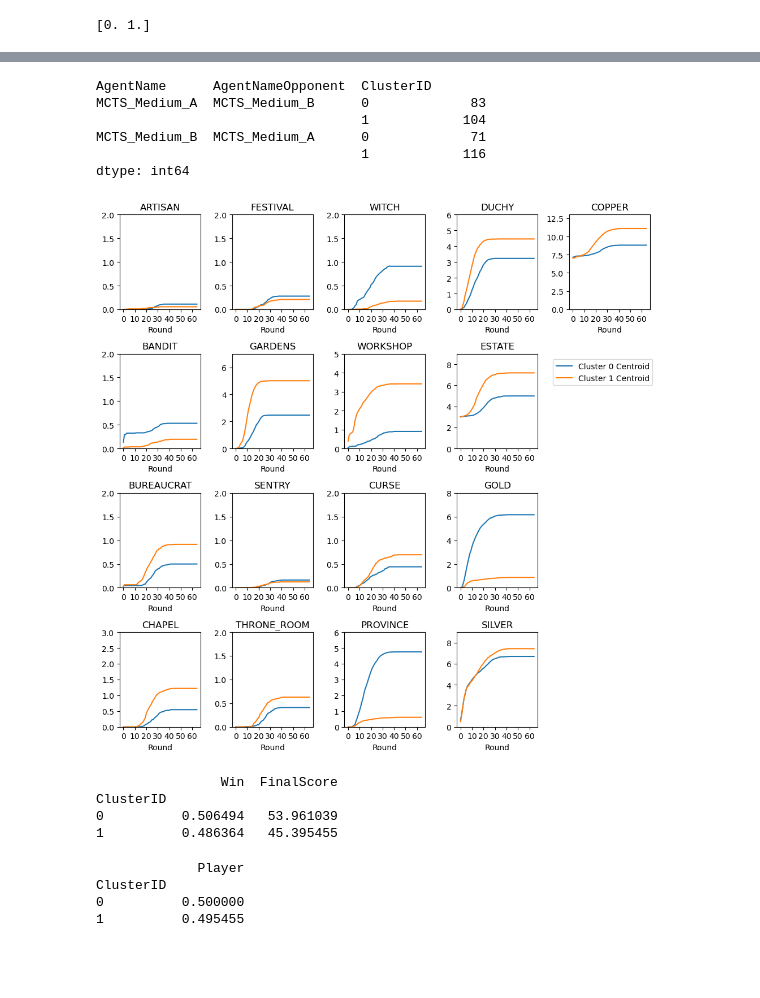
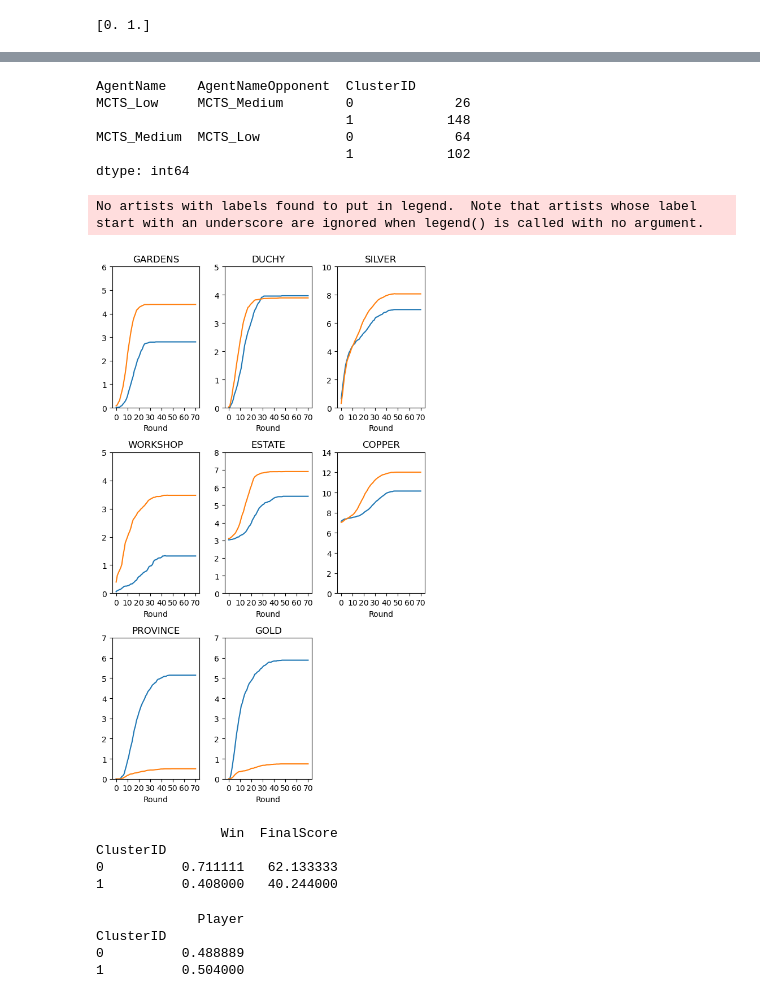
Before and after one commit to owenant/DominionPlayTraceClustering, a Jupyter notebook: PlayTraceAnalysisFromTAGOrPlayerLogs_Kmeans.ipynb, the cells around one changed output, grey strips where cells are left out. Cells and saved outputs as stored; diff of their text form; code cells hidden in the pictures; blank space fills up the shorter version.

```diff
--- a/PlayTraceAnalysisFromTAGOrPlayerLogs_Kmeans.ipynb
+++ b/PlayTraceAnalysisFromTAGOrPlayerLogs_Kmeans.ipynb
@@ -58,10 +58,11 @@ if LOGS_FROM_TAG == False:
 #card_types_BigMoneyWithGardens_vs_DoubleWitch = ['GARDENS', 'WITCH', 'CURSE', 'PROVINCE', 'DUCHY', 'ESTATE', 'GOLD', 'SILVER', 'COPPER']
 card_types_SD = ['ARTISAN', 'BANDIT', 'BUREAUCRAT', 'CHAPEL', 'FESTIVAL', 'GARDENS', 'SENTRY', 'THRONE_ROOM', 'WITCH',
                  'WORKSHOP', 'CURSE', 'PROVINCE', 'DUCHY', 'ESTATE', 'GOLD', 'SILVER', 'COPPER']
-#card_types_FG1E = ['Cellar','Market','Militia','Mine','Moat','Remodel','Smithy','Village',
-                #'Woodcutter','Workshop', 'Curse', 'Province', 'Duchy', 'Estate', 'Gold', 'Silver', 'Copper']
-#card_types_BigMoneyWithGardens_vs_DoubleWitch = ['GARDENS', 'WITCH', 'CURSE', 'PROVINCE', 'DUCHY', 'ESTATE', 'GOLD', 'SILVER', 'COPPER']
-card_types = card_types_SD
+card_types_FG1E = ['Cellar','Market','Militia','Mine','Moat','Remodel','Smithy','Village',
+                'Woodcutter','Workshop', 'Curse', 'Province', 'Duchy', 'Estate', 'Gold', 'Silver', 'Copper']
+card_types_BigMoneyWithGardens_vs_DoubleWitch = ['GARDENS', 'WITCH', 'CURSE', 'PROVINCE', 'DUCHY', 'ESTATE', 'GOLD', 'SILVER', 'COPPER']
+card_types_SD_reduced = ['GARDENS', 'WORKSHOP','PROVINCE', 'DUCHY', 'ESTATE', 'GOLD', 'SILVER', 'COPPER']
+card_types = card_types_SD_reduced
 index_cols = ['Player', 'GameID'] #used to group traces
 non_card_types_round_indep_cols = ['AgentName', 'Win', 'FinalScore', 'TotalRounds'] #additional round indepedent values we want to investigate
 cols = index_cols + non_card_types_round_indep_cols + ['Round'] + card_types #final set of cols to keep
@@ -318,0 +298,24 @@ fig.tight_layout()
+# %%
+#remove outliers based on thresholds for score and length of game
+score_threshold = 85
+round_threshold = 50
+extended_traces_flat_no_outliers = extended_traces_flat[(extended_traces_flat['FinalScore'] <= score_threshold)
+                                           & (extended_traces_flat['TotalRounds'] <= round_threshold)]
+#then re-plot score and round distributions
+fig, axs = plt.subplots(2, 1)
+grouped_data = extended_traces_flat_no_outliers.groupby('GameID')
+score_data = grouped_data['FinalScore'].unique().explode()
+axs[0].hist(score_data, bins=np.arange(score_data.min(), score_data.max()+1))
+axs[0].set_xlabel('Final score')
+axs[0].set_ylabel('Number of games')
+axs[0].set_title('Score distribution')
+round_data = grouped_data['TotalRounds'].unique().explode()
+axs[1].hist(round_data, bins=np.arange(round_data.min(), round_data.max()+1))
+axs[1].set_xlabel('Number of rounds')
+axs[1].set_ylabel('Number of games')
+axs[1].set_title('Round distribution')
+fig.tight_layout()
+
+print("No traces before outlier removal: " + str(len(extended_traces_flat)))
+print("No traces after outlier removal: " + str(len(extended_traces_flat_no_outliers)))
+print("Percentage remaining of original data set: " + str(len(extended_traces_flat_no_outliers)/(1.0*len(extended_traces_flat))))
@@ -404,10 +412,10 @@ print(mean_and_std_to_avgs)
 #prepare data for kmeans
 tmp =  index_cols + non_card_types_round_indep_cols
 tmp  = tmp + ['Opponent','AgentNameOpponent']
-trace_X = extended_traces_flat.drop(tmp, axis = 1)
+trace_X = extended_traces_flat_no_outliers.drop(tmp, axis = 1)
 # %%
 #inertia and elbow method
-range_n_clusters = range(1, 5, 1)
+range_n_clusters = range(1, 10, 1)
 inertia_vals = []
 for n_clusters in range_n_clusters:
     # Initialize the clusterer with n_clusters value and a random generator
@@ -543,50 +552,52 @@ num_clusters = 2 #this needs to be set as needed
 kmeans = KMeans(n_clusters=num_clusters, init='k-means++', n_init= 'warn', max_iter=300, tol=0.0001, verbose=0, random_state=None, copy_x=True, algorithm='lloyd').fit(trace_X)
 # %%
 #add kmeans cluster classifications of traces to dataframe
-extended_traces_flat['ClusterID'] = kmeans.labels_
-strat_vs_clusterid = extended_traces_flat[['AgentName', 'AgentNameOpponent','ClusterID']]
+extended_traces_flat_no_outliers['ClusterID'] = kmeans.labels_
+strat_vs_clusterid = extended_traces_flat_no_outliers[['AgentName', 'AgentNameOpponent','ClusterID']]
 counts = strat_vs_clusterid.groupby(['AgentName', 'AgentNameOpponent','ClusterID']).size()
 print(counts)
 # %% [output]
-AgentName      AgentNameOpponent  ClusterID
-MCTS_Medium_A  MCTS_Medium_B      0             83
-                                  1            104
-MCTS_Medium_B  MCTS_Medium_A      0             71
-                                  1            116
+AgentName    AgentNameOpponent  ClusterID
+MCTS_Low     MCTS_Medium        0             26
+                                1            148
+MCTS_Medium  MCTS_Low           0             64
+                                1            102
 dtype: int64
 # %%
 #compare centroids
 df_cluster_centres = pd.DataFrame(kmeans.cluster_centers_)
 cols = [card_types[i] + "_R" + str(r) for r in range(0, maxNoOfRounds)
         for i in range(0, len(card_types))]
 df_cluster_centres.columns = cols
 cluster0centre = pd.DataFrame(df_cluster_centres.iloc[0]).transpose()
 cluster1centre = pd.DataFrame(df_cluster_centres.iloc[1]).transpose()
 
-deck_evol_comparison(cluster0centre, cluster1centre, "", "", card_types, maxNoOfRounds, 'Cluster 0 Centroid',
-                     'Cluster 1 Centroid')
+trace_list = [cluster0centre, cluster1centre]
+label_list = ['Cluster 0 Centroid', 'Cluster 1 Centroid']
+deck_evol_comparison(trace_list, label_list, card_types, maxNoOfRounds)
 # %% [output]
+No artists with labels found to put in legend.  Note that artists whose label start with an underscore are ignored when legend() is called with no argument.
-[figure, old version]
+[figure, new version]
 # %%
 #look a frequency of win rate and average final score by cluster
-win_score = extended_traces_flat[['ClusterID', 'Win','FinalScore']]
+win_score = extended_traces_flat_no_outliers[['ClusterID', 'Win','FinalScore']]
 means = win_score.groupby('ClusterID').mean()
 print(means)
 # %% [output]
                 Win  FinalScore
 ClusterID
-0          0.506494   53.961039
-1          0.486364   45.395455
+0          0.711111   62.133333
+1          0.408000   40.244000
 # %%
 #look at player number by cluster - is it clustering by who goes first?
-player_by_cluster = extended_traces_flat[['ClusterID', 'Player']]
+player_by_cluster = extended_traces_flat_no_outliers[['ClusterID', 'Player']]
 player_mean = player_by_cluster.groupby('ClusterID').mean()
 print(player_mean)
 # %% [output]
              Player
 ClusterID
-0          0.500000
-1          0.495455
+0          0.488889
+1          0.504000
 # %%
 #What kind of variation do we see in the evolution of the deck within a cluster?
 def variation_by_card_type(data, tag, cardTypes, maxRounds):
```
Also changed, not shown: parts of 23 cells of this notebook.
